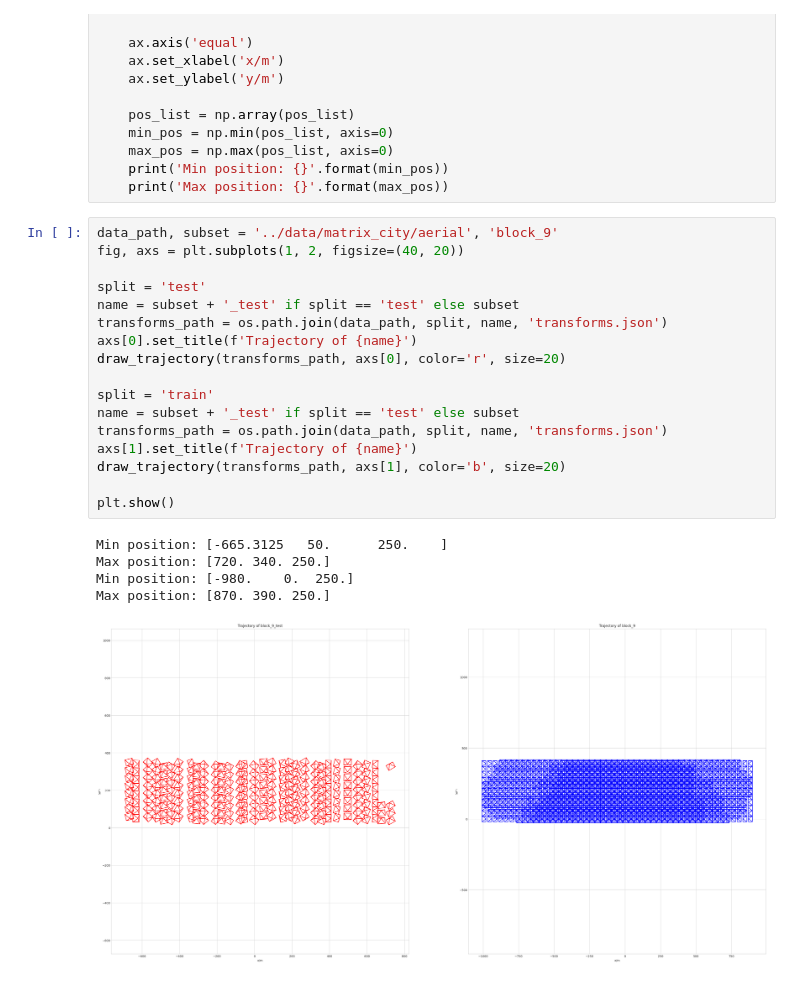
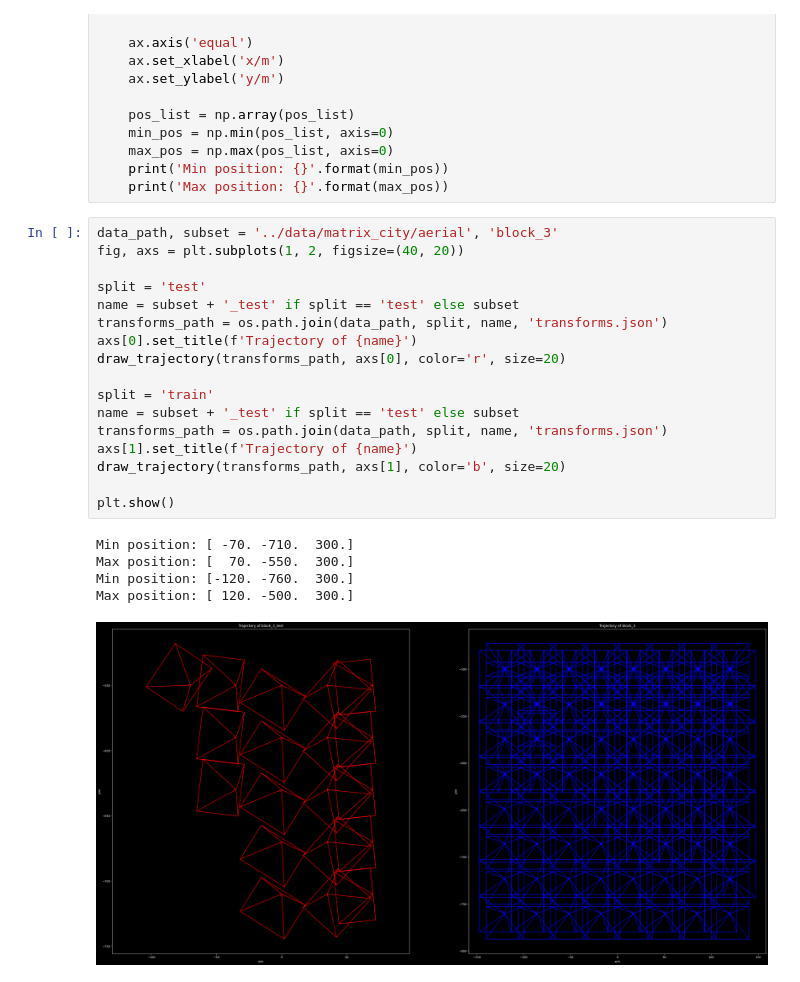
Before and after one commit to DekuLiuTesla/CityGaussian, a Jupyter notebook: notebooks/vis_matrixcity_trajectory.ipynb, the cells around one changed output. Drawn from its saved outputs; the diff is of its cells as text.

```diff
--- a/notebooks/vis_matrixcity_trajectory.ipynb
+++ b/notebooks/vis_matrixcity_trajectory.ipynb
@@ -49,25 +52,25 @@ def draw_trajectory(transforms_path, ax, color='r', size=20):
     print('Min position: {}'.format(min_pos))
     print('Max position: {}'.format(max_pos))
 # %%
-data_path, subset = '../data/matrix_city/aerial', 'block_9'
+data_path, subset = '../data/matrix_city/aerial', 'block_3'
 fig, axs = plt.subplots(1, 2, figsize=(40, 20))
 
 split = 'test'
 name = subset + '_test' if split == 'test' else subset
 transforms_path = os.path.join(data_path, split, name, 'transforms.json')
 axs[0].set_title(f'Trajectory of {name}')
 draw_trajectory(transforms_path, axs[0], color='r', size=20)
 
 split = 'train'
 name = subset + '_test' if split == 'test' else subset
 transforms_path = os.path.join(data_path, split, name, 'transforms.json')
 axs[1].set_title(f'Trajectory of {name}')
 draw_trajectory(transforms_path, axs[1], color='b', size=20)
 
 plt.show()
 # %% [output]
-Min position: [-665.3125   50.      250.    ]
-Max position: [720. 340. 250.]
-Min position: [-980.    0.  250.]
-Max position: [870. 390. 250.]
+Min position: [ -70. -710.  300.]
+Max position: [  70. -550.  300.]
+Min position: [-120. -760.  300.]
+Max position: [ 120. -500.  300.]
-[figure, old version]
+[figure, new version]
```
Also changed, not shown: parts of 3 cells of this notebook.
